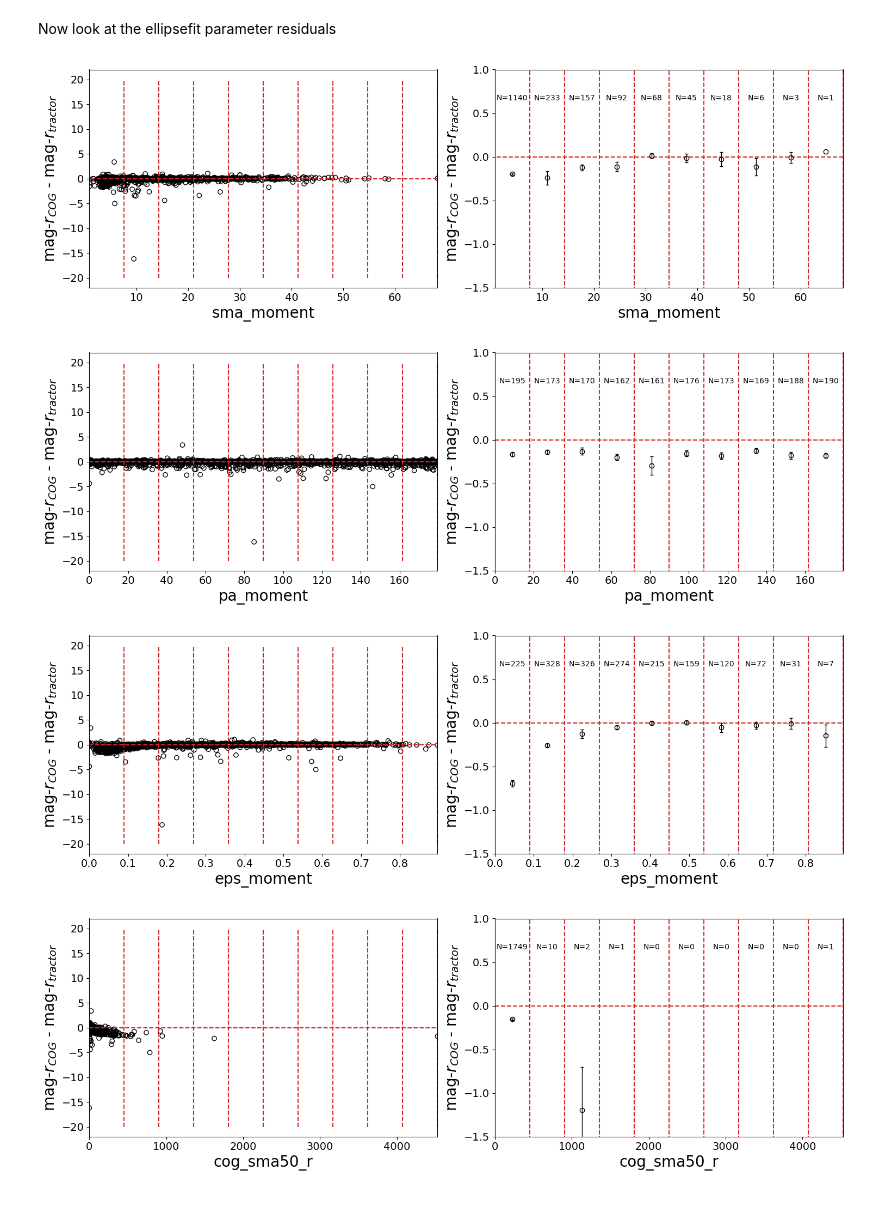
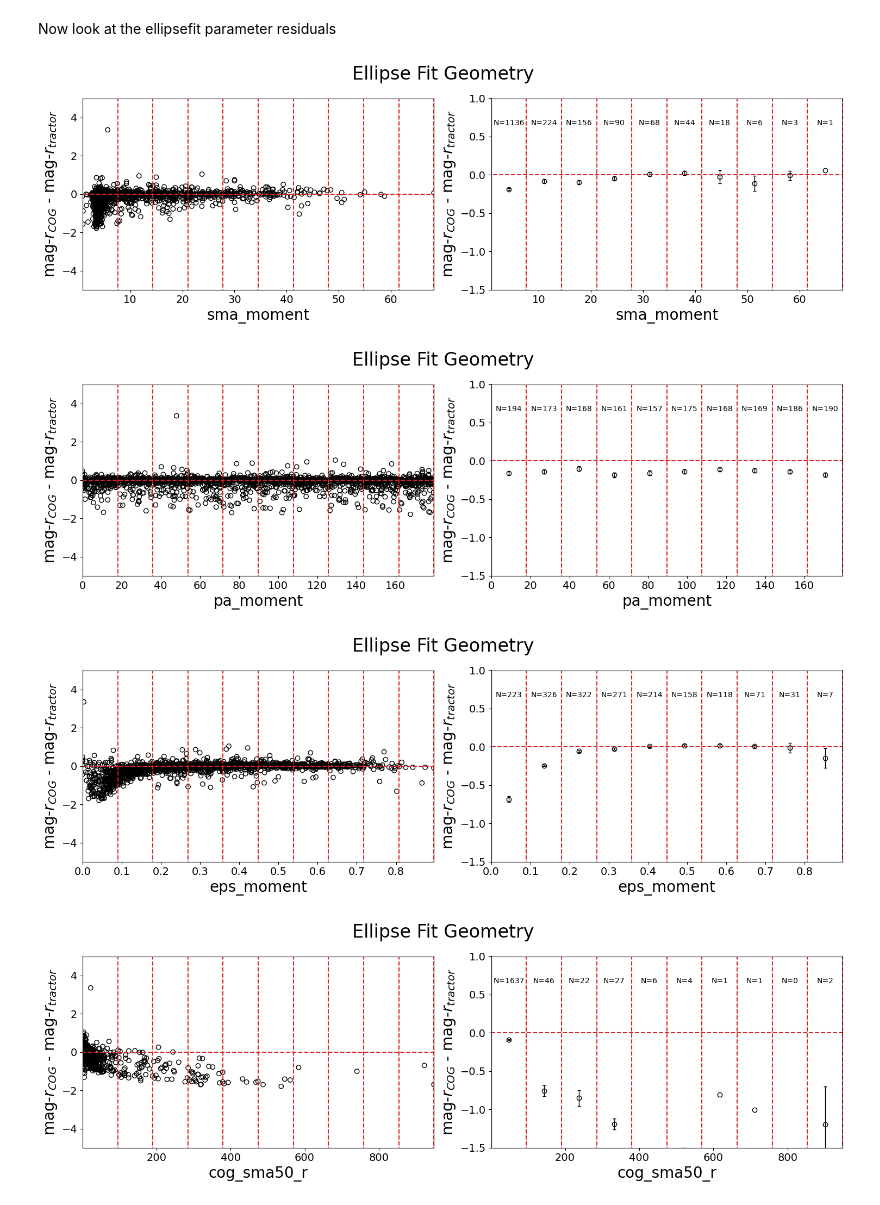
Before and after one commit to mattkwiecien/legacyhalos, a Jupyter notebook: science/sv3/sv3_mag_subsample_comparison.ipynb, the cells around one changed output. Saved outputs shown, nothing was run; the diff lists cells and outputs as text; code cells hidden in the pictures.

Commit message:
Added code to create a bunch of new residual plots Added code to remove outliers and generate URLs to inspect Added code to save plots to png.

```diff
--- a/science/sv3/sv3_mag_subsample_comparison.ipynb
+++ b/science/sv3/sv3_mag_subsample_comparison.ipynb
@@ -68,0 +67,10 @@ def get_mags(cat, bands=["g", "r", "z"], pipeline=False, cog=False):
+# %%
+invalid_ids = [39627782266819092, 39627764248087271, 39627788436636438, 39628433268934789, 39627775652400602,
+               39627841624608915, 39627799828368481, 39627800377820319, 39628411747961568, 39627769595823325,
+               39627860868073046, 39628427900228087, 39627770187224570, 39627890911872391, 39627908976739460,
+               39628433260544510, 39627841578468374]
+mask = np.isin(tractor['ref_id'], invalid_ids, invert=True)
+tractor = tractor[mask]
+sample = sample[mask]
+ellipse = ellipse[mask]
+print(len(tractor))
@@ -120,7 +135,7 @@ def plot_data_and_sem(ax1, ax2, delta_mag_r, x_values, x_bins):
     ax1.hlines(0, 0, 100000, ls='dashed', color='tab:red')
     ax1.vlines(x_bins, -20, 20, ls='dashed', color='tab:red')
     ax1.set_ylabel(r'mag-$r_{COG}$ - mag-$r_{tractor}$', fontsize=20)
-
+    ax1.set_ylim(-5,5)
     # Calculate the stats in the bins
     mean = []
     std = []
@@ -292,6 +311,7 @@ for tc in tractor_columns:
     ax1.set_xlim(col_min, col_max)
     ax2.set_xlabel(tc, fontsize=20)
     ax2.set_xlim(col_min, col_max)
-
+    fig.suptitle('Tractor Geometry', fontsize=24)
     fig.tight_layout()
+    fig.savefig(figure_path+f'tractor_{tc}_residuals.png')
 # %% [output]
@@ -322,6 +342,9 @@ for col_data in [pa, e]:
     ax1.set_xlim(col_min, col_max)
     ax2.set_xlabel(tlbl[i], fontsize=20)
     ax2.set_xlim(col_min, col_max)
+    fig.suptitle('Tractor Geometry', fontsize=24)
+    fig.tight_layout()
+    fig.savefig(figure_path+f'tractor_{tlbl[i]}_residuals.png')
+
     i+=1
-    fig.tight_layout()
 # %% [output]
@@ -334,21 +357,23 @@ ellipse_cols = ['sma_moment', 'pa_moment', 'eps_moment', 'cog_sma50_r']
 # %%
 for ec in ellipse_cols:
     col_data = ellipse[ec.upper()]
     col_min = min(col_data); col_max = max(col_data)
     col_bins = np.linspace(col_min, col_max, 11).flatten()
 
     fig, (ax1, ax2) = plt.subplots(1, 2, figsize=(15,5))
 
     plot_data_and_sem(ax1, ax2, delta_mag_r, col_data, col_bins)
 
     ax1.set_xlabel(ec, fontsize=20)
     ax1.set_xlim(col_min, col_max)
     ax2.set_xlabel(ec, fontsize=20)
     ax2.set_xlim(col_min, col_max)
+    fig.suptitle('Ellipse Fit Geometry', fontsize=24)
+    fig.tight_layout()
 
-    fig.tight_layout()
+    fig.savefig(figure_path+f'ellipse_fit_{ec}_residuals.png')
 # %% [output]
-[figure, old version]
+[figure, new version]
-[figure, old version]
+[figure, new version]
-[figure, old version]
+[figure, new version]
-[figure, old version]
+[figure, new version]
```
Also changed, not shown: parts of 14 cells of this notebook.
